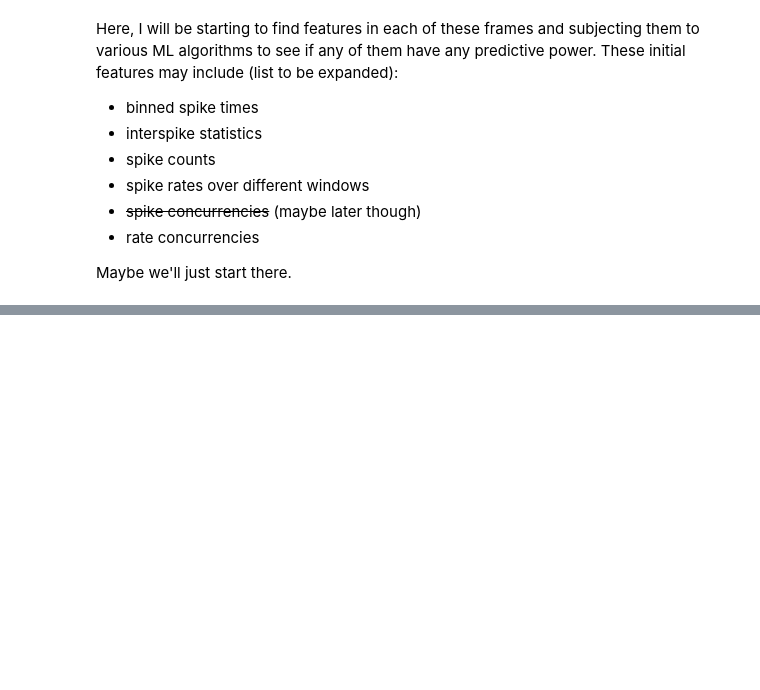
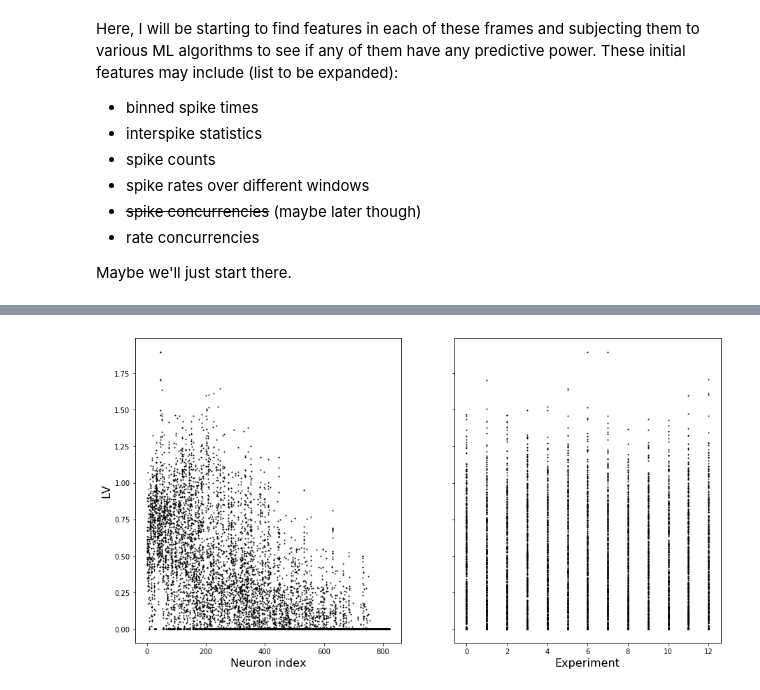
Before and after one commit to jeliason/ds_practice, a Jupyter notebook: neuro/cortexlab-2array/cortexlab-eda.ipynb, the cells around one changed output, grey strips where cells are left out. Saved outputs shown, nothing was run; the diff lists cells and outputs as text; code cells hidden in the pictures; blank space fills up the shorter version.

```diff
--- a/neuro/cortexlab-2array/cortexlab-eda.ipynb
+++ b/neuro/cortexlab-2array/cortexlab-eda.ipynb
@@ -363,0 +442,4 @@ array([0.0129    , 0.0314    , 0.07956667, ..., 0.1895    , 0.08096667,
+# %%
+plot_trialavg(trialavg_lv,name='LV')
+# %% [output]
+[figure, added]
```
Also changed, not shown: parts of 22 cells of this notebook.
